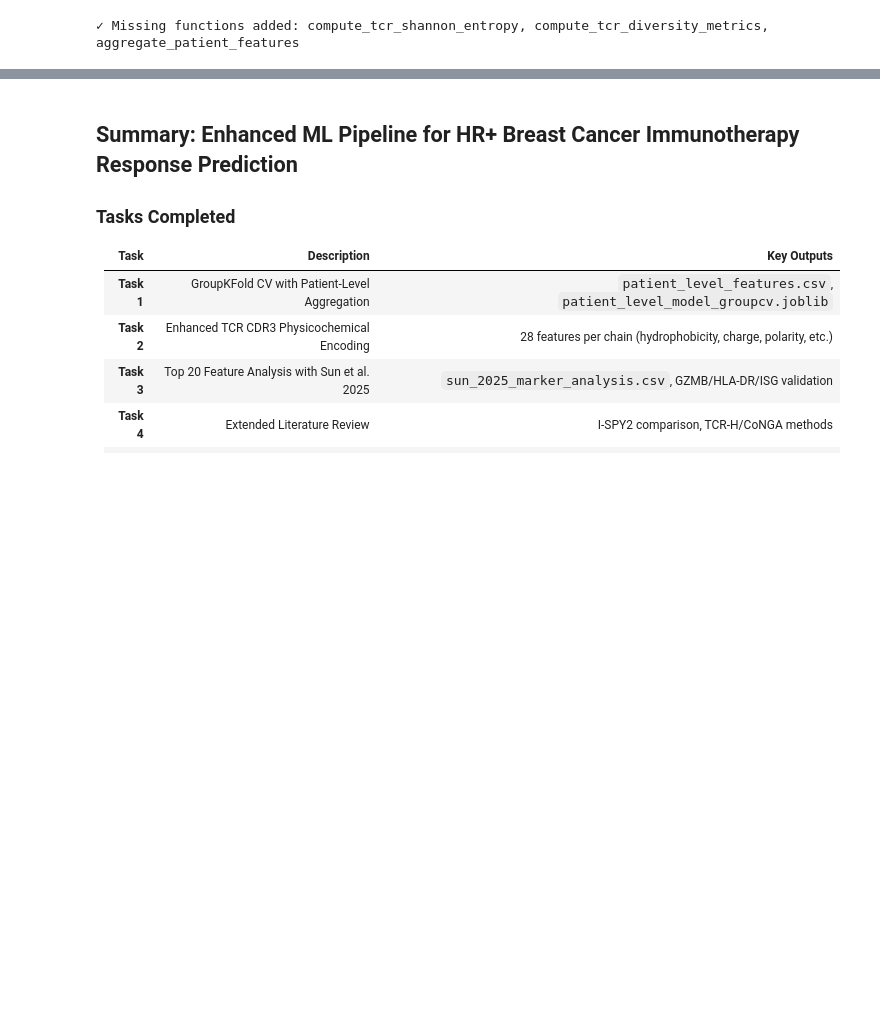
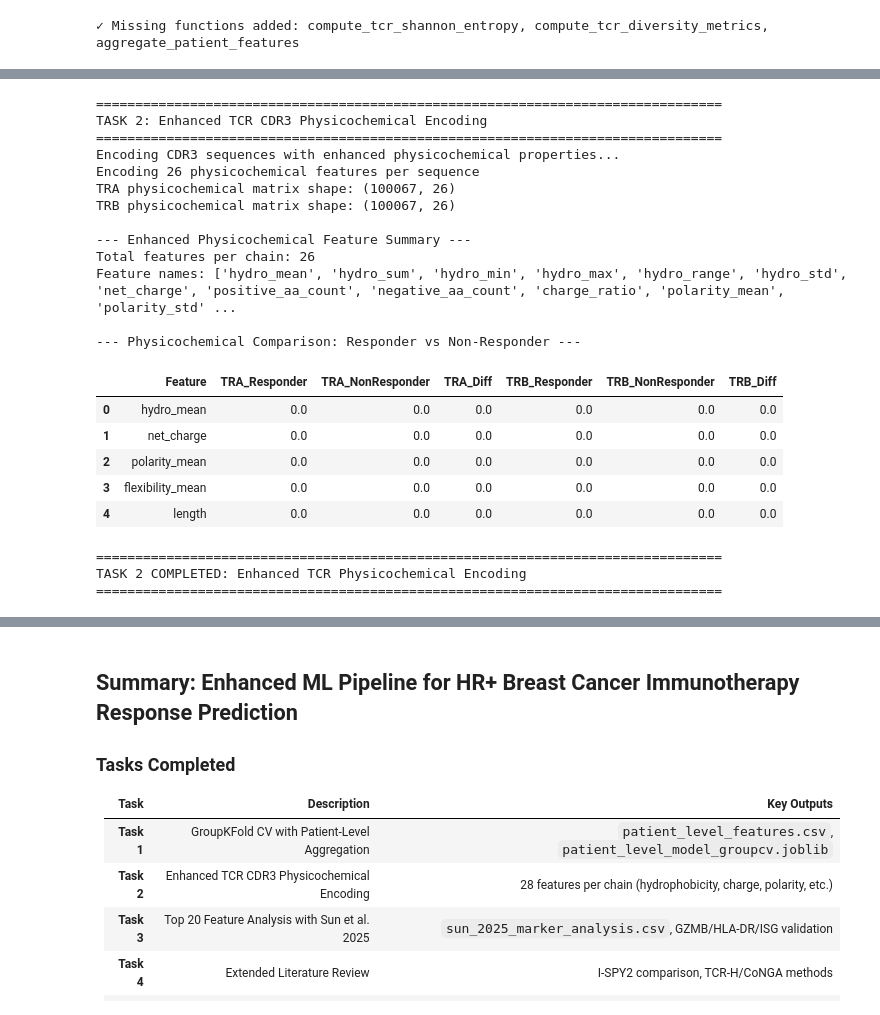
Before and after one commit to Anmol-Josan/Unsupervised-Learning-For-HR-Breast-Cancer-RNA-Sequencing, a Jupyter notebook: Code/hr-cancer.ipynb, the cells around one changed output, grey strips where cells are left out. Cells and saved outputs as stored; diff of their text form; code cells hidden in the pictures; blank space fills up the shorter version.

```diff
--- a/Code/hr-cancer.ipynb
+++ b/Code/hr-cancer.ipynb
@@ -5491,8 +5415,6 @@ NameError: name 'cross_val_predict' is not defined
 # %%
 """
-================================================================================
 TASK 2: Enhanced TCR CDR3 Encoding with Physicochemical Properties
-================================================================================
 This cell implements comprehensive TCR CDR3 encoding using:
 - Hydrophobicity (Kyte-Doolittle scale)
 - Charge (based on pKa values)
@@ -5503,7 +5425,6 @@ This cell implements comprehensive TCR CDR3 encoding using:
 - Additional biochemical indices
 
 These features capture the biophysical properties that govern TCR-antigen binding.
-================================================================================
 """
 
 import numpy as np
@@ -5513,10 +5434,6 @@ from collections import OrderedDict
 print("="*80)
 print("TASK 2: Enhanced TCR CDR3 Physicochemical Encoding")
 print("="*80)
-
-# ============================================================================
-# Amino Acid Property Tables
-# ============================================================================
 
 # Kyte-Doolittle Hydrophobicity Scale (higher = more hydrophobic)
 HYDROPHOBICITY_KD = {
@@ -5738,32 +5655,55 @@ print(f"Feature names: {feature_names_physico}")
 print("\n--- Physicochemical Comparison: Responder vs Non-Responder ---")
 resp_mask = adata.obs['response'] == 'Responder'
 non_resp_mask = adata.obs['response'] == 'Non-Responder'
 
 comparison_df = []
 for fname in ['hydro_mean', 'net_charge', 'polarity_mean', 'flexibility_mean', 'length']:
     tra_col = f'tra_enhanced_{fname}'
     trb_col = f'trb_enhanced_{fname}'
 
     if tra_col in adata.obs.columns:
         resp_tra = adata.obs.loc[resp_mask, tra_col].mean()
         nonresp_tra = adata.obs.loc[non_resp_mask, tra_col].mean()
         resp_trb = adata.obs.loc[resp_mask, trb_col].mean()
         nonresp_trb = adata.obs.loc[non_resp_mask, trb_col].mean()
 
         comparison_df.append({
             'Feature': fname,
             'TRA_Responder': resp_tra,
             'TRA_NonResponder': nonresp_tra,
             'TRA_Diff': resp_tra - nonresp_tra,
             'TRB_Responder': resp_trb,
             'TRB_NonResponder': nonresp_trb,
             'TRB_Diff': resp_trb - nonresp_trb
         })
 
 display(pd.DataFrame(comparison_df).round(3))
 
 print("\n" + "="*80)
 print("TASK 2 COMPLETED: Enhanced TCR Physicochemical Encoding")
 print("="*80)
+# %% [output]
+================================================================================
+TASK 2: Enhanced TCR CDR3 Physicochemical Encoding
+================================================================================
+Encoding CDR3 sequences with enhanced physicochemical properties...
+Encoding 26 physicochemical features per sequence
+TRA physicochemical matrix shape: (100067, 26)
+TRB physicochemical matrix shape: (100067, 26)
+
+--- Enhanced Physicochemical Feature Summary ---
+Total features per chain: 26
+Feature names: ['hydro_mean', 'hydro_sum', 'hydro_min', 'hydro_max', 'hydro_range', 'hydro_std', 'net_charge', 'positive_aa_count', 'negative_aa_count', 'charge_ratio', 'polarity_mean', 'polarity_std' ...
+
+--- Physicochemical Comparison: Responder vs Non-Responder ---
+|  | Feature | TRA_Responder | TRA_NonResponder | TRA_Diff | TRB_Responder | TRB_NonResponder | TRB_Diff |
+| 0 | hydro_mean | 0.0 | 0.0 | 0.0 | 0.0 | 0.0 | 0.0 |
+| 1 | net_charge | 0.0 | 0.0 | 0.0 | 0.0 | 0.0 | 0.0 |
+| 2 | polarity_mean | 0.0 | 0.0 | 0.0 | 0.0 | 0.0 | 0.0 |
+| 3 | flexibility_mean | 0.0 | 0.0 | 0.0 | 0.0 | 0.0 | 0.0 |
+| 4 | length | 0.0 | 0.0 | 0.0 | 0.0 | 0.0 | 0.0 |
+================================================================================
+TASK 2 COMPLETED: Enhanced TCR Physicochemical Encoding
+================================================================================
 # %%
 """
```
Also changed, not shown: parts of 38 cells of this notebook.
